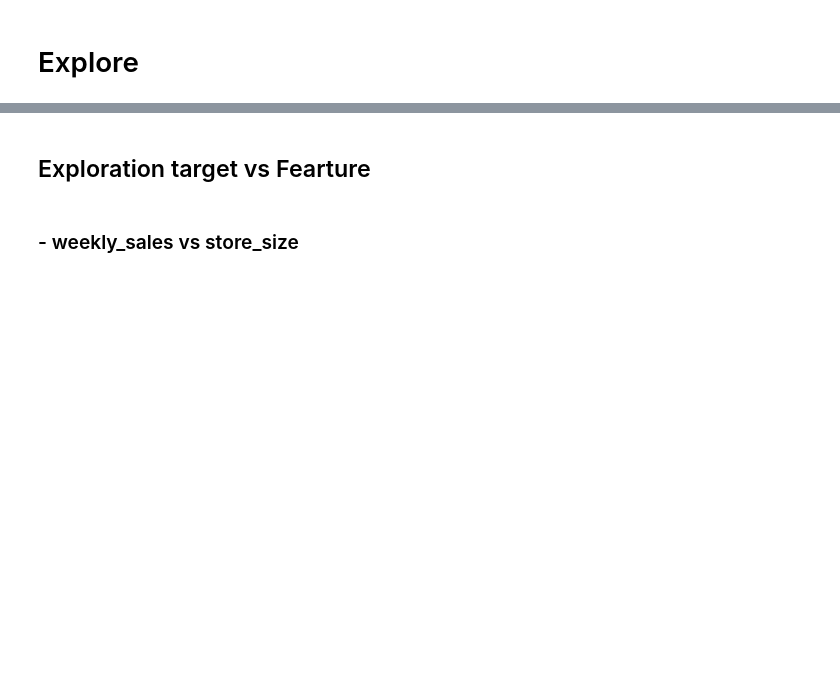
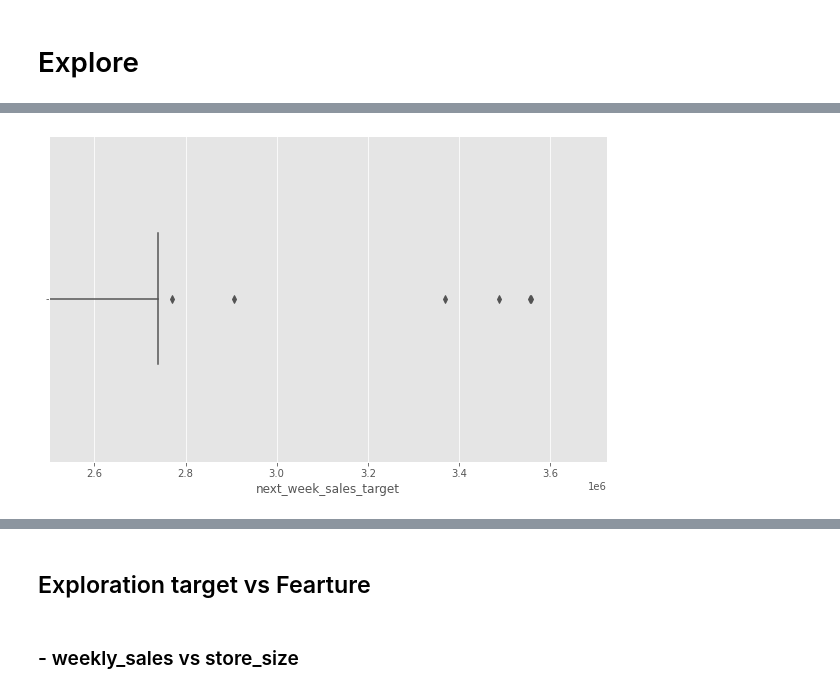
Before and after one commit to Attention-Walmart-Shoppers/capstone, a Jupyter notebook: cindy_initial_notebook.ipynb, the cells around one changed output, grey strips where cells are left out. Cells and saved outputs as stored; diff of their text form; code cells hidden in the pictures; blank space fills up the shorter version.

```diff
--- a/cindy_initial_notebook.ipynb
+++ b/cindy_initial_notebook.ipynb
@@ -670,8 +782,10 @@ plt.show()
 # %%
 plt.figure(figsize=(10,6))
-sns.boxplot(train['weekly_sales'])
+sns.boxplot(train['next_week_sales_target'])
 plt.xlim(2500000)
 plt.show()
+# %% [output]
+[figure, added]
 # %%
 plt.figure(figsize=(15, 15))
 sns.heatmap(train.corr(), cmap='coolwarm', annot=True, linewidth=0.5)
```
Also changed, not shown: parts of 77 cells of this notebook.
